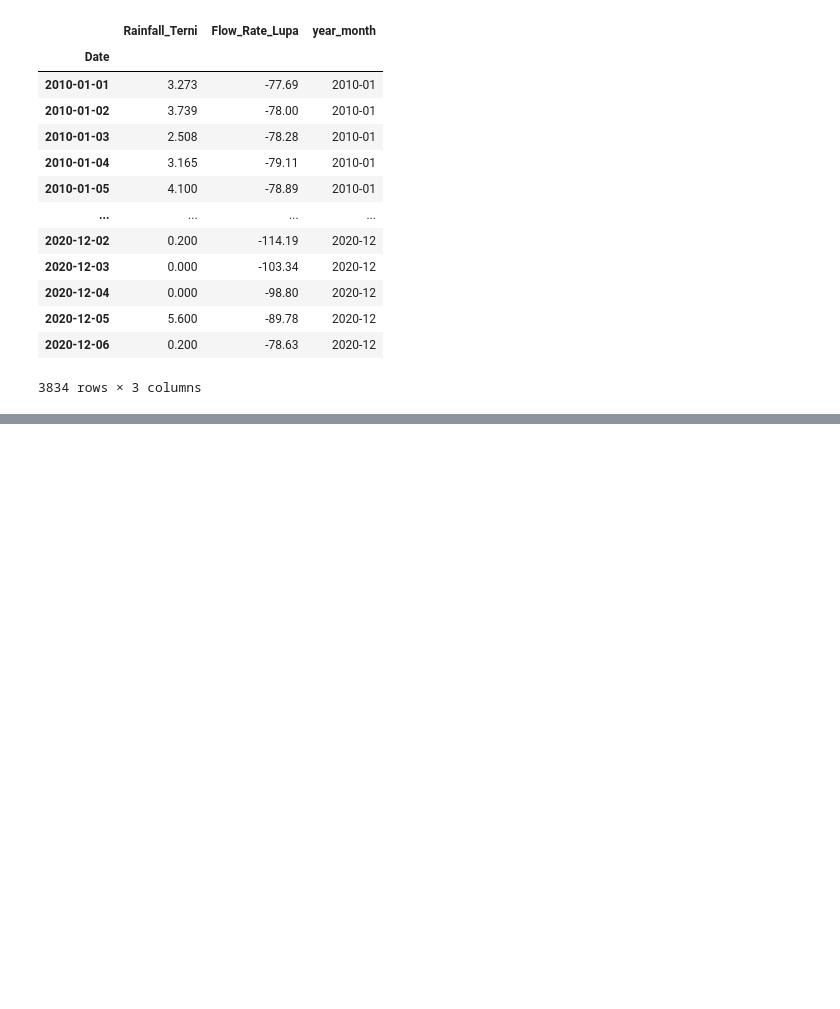
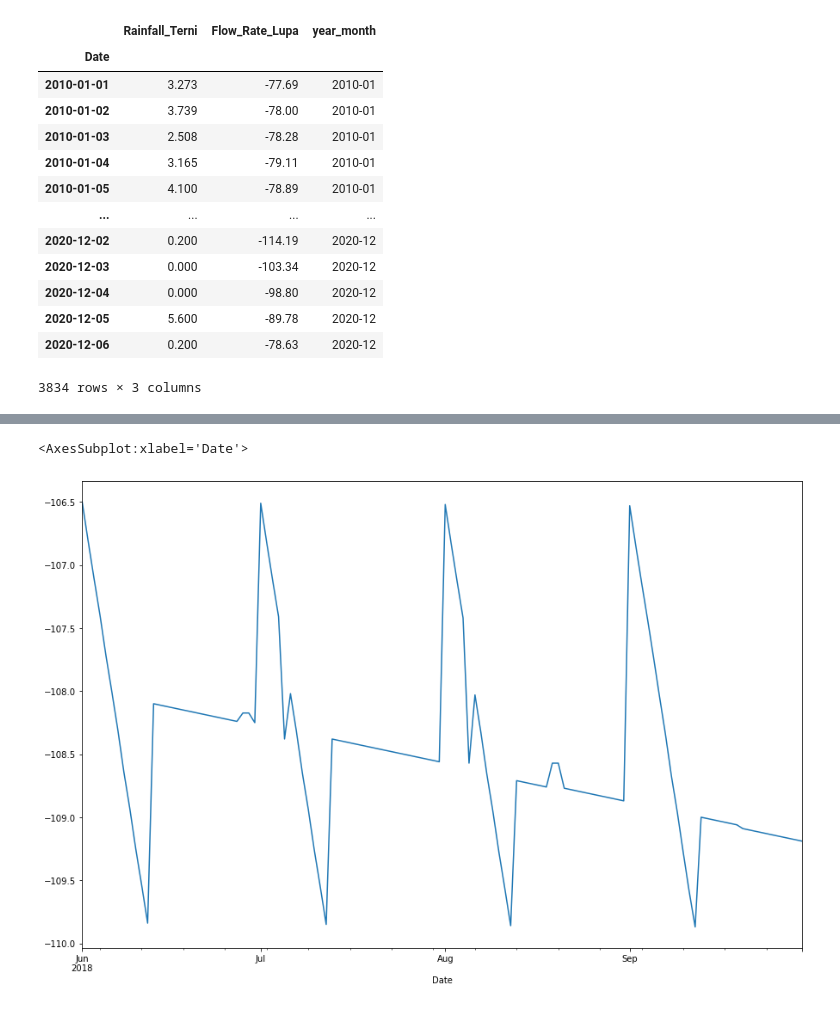
Before and after one commit to datastraine/kaggle, a Jupyter notebook: AceaSmart_Water_Analytics/acea-comp-explore.ipynb, the cells around one changed output, grey strips where cells are left out. Cells and saved outputs as stored; diff of their text form; code cells hidden in the pictures; blank space fills up the shorter version.

```diff
--- a/AceaSmart_Water_Analytics/acea-comp-explore.ipynb
+++ b/AceaSmart_Water_Analytics/acea-comp-explore.ipynb
@@ -181,0 +210,6 @@ Water_Spring_Lupa
+# %%
+plt.figure(figsize=(15,10))
+Water_Spring_Lupa[(Water_Spring_Lupa['year_month'] <= '2018-09') & (Water_Spring_Lupa['year_month'] >= '2018-06')]['Flow_Rate_Lupa'].plot(label='Daily')
+# %% [output]
+<AxesSubplot:xlabel='Date'>
+[figure, added]
```
Also changed, not shown: parts of 19 cells of this notebook.
